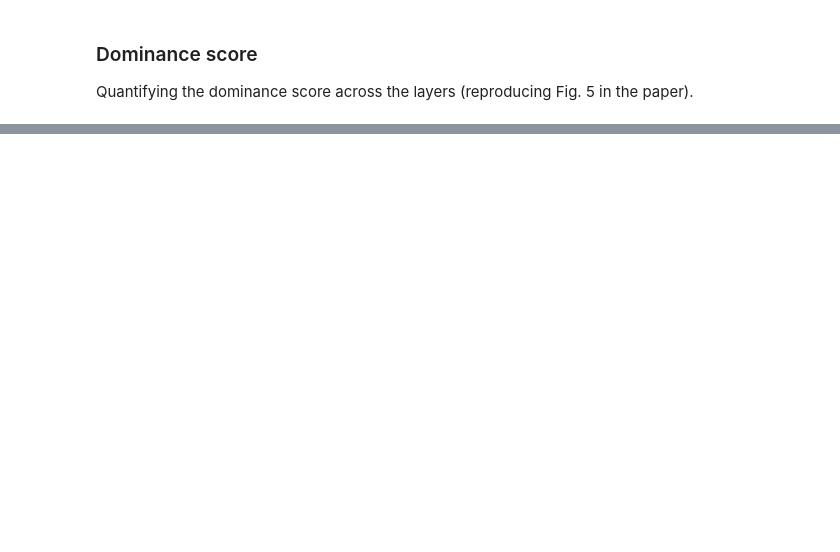
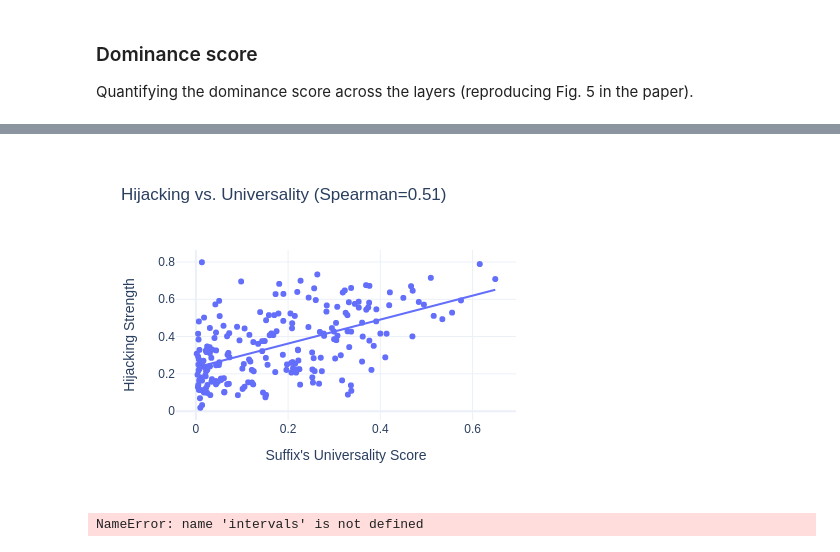
Before and after one commit to matanbt/interp-jailbreak, a Jupyter notebook: demo.ipynb, the cells around one changed output, grey strips where cells are left out. Cells and saved outputs as stored; diff of their text form; code cells hidden in the pictures; blank space fills up the shorter version.

```diff
--- a/demo.ipynb
+++ b/demo.ipynb
@@ -211,2 +171,5 @@ DEBUG: Affirmative response string:  20
 # %%
-df.to_csv('tmp_gemma-2-2b-it-hijacking-strength.csv', index=False)
+# df.to_csv('tmp_gemma-2-2b-it-hijacking-strength.csv', index=False)
+df = pd.read_csv('results/grid_hijacking_google_gemma-2-2b-it.csv')
+df = df[(df.src == 'adv') & (df.layer == 20)].reset_index(drop=True)
+df.head()
@@ -213,20 +183,22 @@ df.to_csv('tmp_gemma-2-2b-it-hijacking-strength.csv', index=False)
 # %%
 from scipy.stats import spearmanr
-agg_df = df[['suffix_id', 'suffix_univ', 'hijacking_strength']].groupby('suffix_id').mean().reset_index()  # TODO after avg call it (=the adv dom) hijacking_strength
-spearman_corr, _ = spearmanr(agg_df['suffix_univ'], agg_df['hijacking_strength'])
+agg_df = df[['suffix_id', 'suffix_univ', 'dom_score']].groupby('suffix_id').mean().reset_index()  # TODO after avg call it (=the adv dom) hijacking_strength
+spearman_corr, _ = spearmanr(agg_df['suffix_univ'], agg_df['dom_score'])
 
 px.scatter(
     agg_df,
     # df,
     # color='suffix_id',
     x='suffix_univ',
-    y='hijacking_strength',
-    labels={'suffix_univ': "Suffix's Universality Score", 'hijacking_strength': 'Hijacking Strength'},
+    y='dom_score',
+    labels={'suffix_univ': "Suffix's Universality Score", 'dom_score': 'Hijacking Strength'},
     title=f'Hijacking vs. Universality (Spearman={spearman_corr:.2f})',
     width=500, height=350,
     trendline="ols",
     # log_x=True,
 )
+# %% [output]
+[figure, added]
 # %%
 import plotly.express as px
 import plotly.graph_objects as go
@@ -236,20 +208,20 @@ import numpy as np
 
 # Bin the universality scores
 bins = intervals
-bins = [0, 0.01] + np.arange(0.11, data_df.univ_score.max(), 0.10).tolist() + [data_df.univ_score.max()]
+bins = [0, 0.01/2, 0.01, 0.05] + np.arange(0.11, data_df.univ_score.max(), 0.10).tolist() + [data_df.univ_score.max()]
 labels = [f"[{bins[i]:.2f}, {bins[i+1]:.2f}]" for i in range(len(bins)-1)]
 agg_df["univ_bin"] = pd.cut(agg_df["suffix_univ"], bins=bins, labels=labels, include_lowest=True)
 agg_df.sort_values(by="univ_bin", inplace=True)
 
 # Compute means per bin
-trend_df = agg_df.groupby("univ_bin", observed=True)["hijacking_strength"].median().reset_index()
+trend_df = agg_df.groupby("univ_bin", observed=True)["dom_score"].median().reset_index()
 
 # Plot boxplot using PX
 fig = px.box(
-    agg_df, x="univ_bin", y="hijacking_strength", points="outliers",
+    agg_df, x="univ_bin", y="dom_score", points="outliers",
     labels={
         "univ_bin": "Universality Score",
-        "hijacking_strength": "Hijacking Strength"
+        "dom_score": "Hijacking Strength"
     },
     width=500, height=350,
     color_discrete_sequence=["cornflowerblue"]
@@ -258,7 +230,7 @@ fig = px.box(
 # Add trendline over medians
 fig.add_trace(go.Scatter(
     x=trend_df["univ_bin"],
-    y=trend_df["hijacking_strength"],
+    y=trend_df["dom_score"],
     mode="lines+markers",
     line=dict(color="crimson", width=3),
     marker=dict(size=6),
@@ -271,4 +243,6 @@ fig.update_layout(
     showlegend=False,
 )
 
-fig.show()
+# fig.show()
+# %% [output]
+NameError: name 'intervals' is not defined
```
Also changed, not shown: parts of 10 cells of this notebook, 2 other files.
